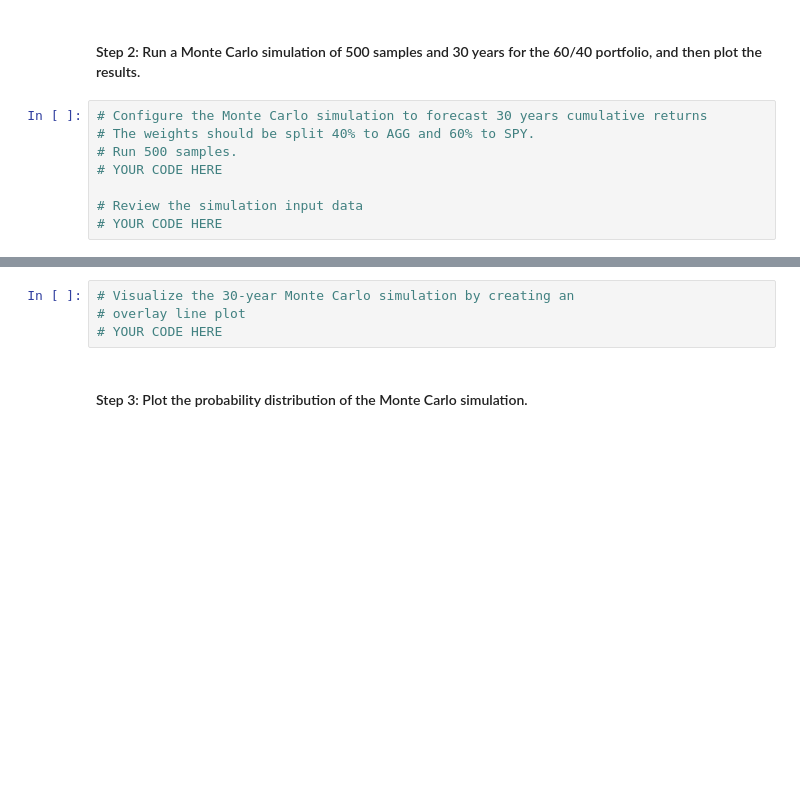
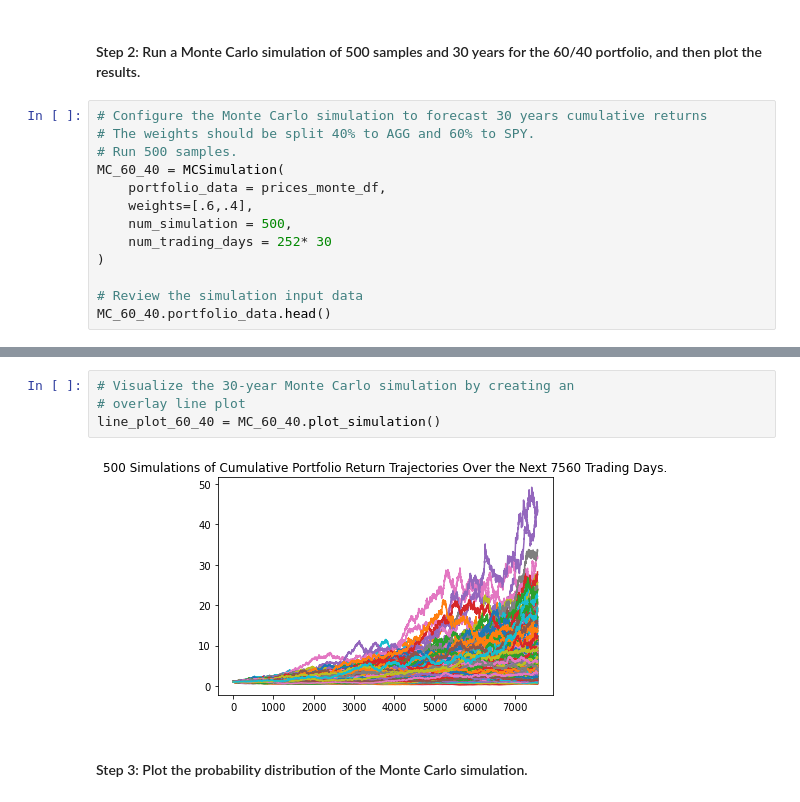
Before and after one commit to thompkjm/challenge_5, a Jupyter notebook: financial_planning_tools.ipynb, the cells around one changed output, grey strips where cells are left out. Saved outputs shown, nothing was run; the diff lists cells and outputs as text; blank space fills up the shorter version.

```diff
--- a/financial_planning_tools.ipynb
+++ b/financial_planning_tools.ipynb
@@ -462,7 +462,12 @@ prices_monte_df.tail()
 # Configure the Monte Carlo simulation to forecast 30 years cumulative returns
 # The weights should be split 40% to AGG and 60% to SPY.
 # Run 500 samples.
-# YOUR CODE HERE
+MC_60_40 = MCSimulation(
+    portfolio_data = prices_monte_df,
+    weights=[.6,.4],
+    num_simulation = 500,
+    num_trading_days = 252* 30
+)
 
 # Review the simulation input data
-# YOUR CODE HERE
+MC_60_40.portfolio_data.head()
@@ -472,7 +528,9 @@ prices_monte_df.tail()
 # %%
 # Visualize the 30-year Monte Carlo simulation by creating an
 # overlay line plot
-# YOUR CODE HERE
+line_plot_60_40 = MC_60_40.plot_simulation()
+# %% [output]
+[figure, added]
 # %% [markdown]
 #### Step 3: Plot the probability distribution of the Monte Carlo simulation.
 # %%
```
Also changed, not shown: parts of 26 cells of this notebook, 1 other file.
